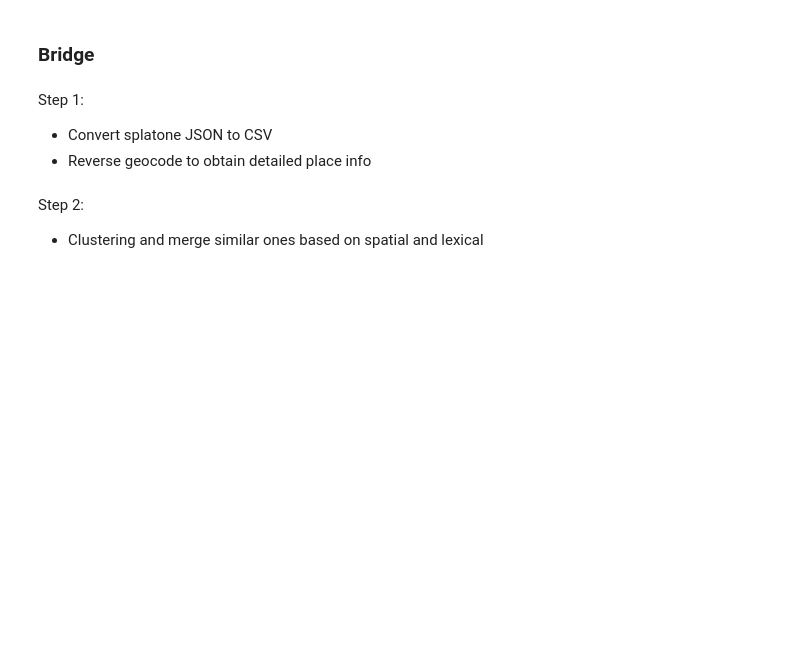
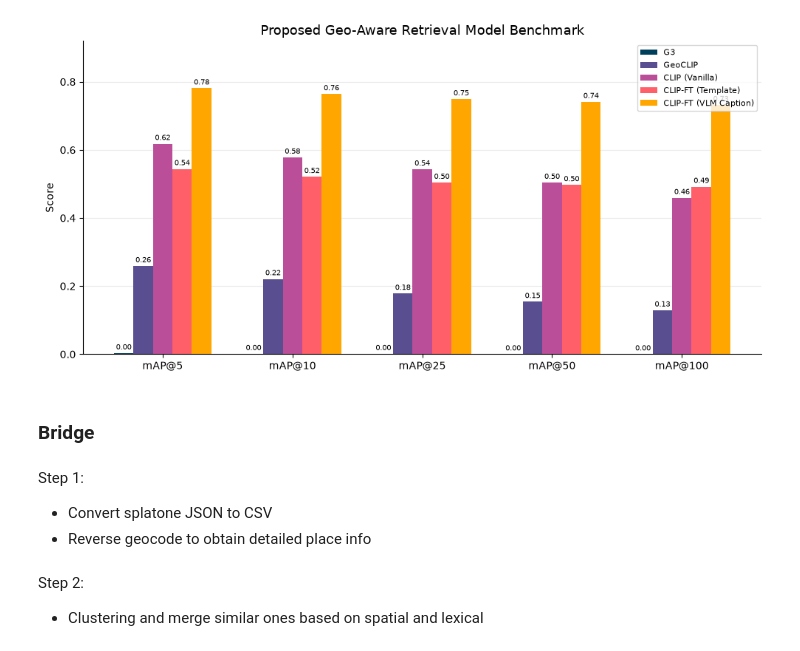
Before and after one commit to fhrzn/multi-pov-ir, a Jupyter notebook: notebook/preprocessing.ipynb, the cells around one changed output. Cells and saved outputs as stored; diff of their text form; code cells hidden in the pictures; blank space fills up the shorter version.

```diff
--- a/notebook/preprocessing.ipynb
+++ b/notebook/preprocessing.ipynb
@@ -27 +78,35 @@ entity_df = (
+# %%
+import matplotlib.pyplot as plt
+import numpy as np
+models = ["G3", "GeoCLIP", "CLIP (Vanilla)", "CLIP-FT (Template)", "CLIP-FT (VLM Caption)"]
+metrics = ["mAP@5", "mAP@10", "mAP@25", "mAP@50", "mAP@100"]
+data = {
+"G3":                    [0.003, 0.001, 0.001, 0.000, 0.000],
+"GeoCLIP":               [0.259, 0.221, 0.178, 0.154, 0.129],
+"CLIP (Vanilla)":        [0.618, 0.578, 0.543, 0.504, 0.459],
+"CLIP-FT (Template)":    [0.544, 0.521, 0.504, 0.497, 0.492],
+"CLIP-FT (VLM Caption)": [0.781, 0.764, 0.749, 0.741, 0.732],}
+
+colors = ["#003f5c", "#594e90", "#bb4e99", "#ff5f68", "#ffa600"]
+x = np.arange(len(metrics))
+n = len(models)
+width = 0.15
+
+fig, ax = plt.subplots(figsize=(10, 5))
+for i, (model, color) in enumerate(zip(models, colors)):
+    bars = ax.bar(x + i * width, data[model], width, label=model, color=color)
+    ax.bar_label(bars, fmt="%.2f", fontsize=7, padding=2)
+    ax.set_xticks(x + width * (n - 1) / 2)
+    ax.set_xticklabels(metrics)
+    ax.set_ylabel("Score")
+    ax.set_ylim(0, 0.92)
+    ax.set_title("Proposed Geo-Aware Retrieval Model Benchmark", fontsize=13)
+    ax.legend(loc="upper right", fontsize=8)
+    ax.spines[["top", "right"]].set_visible(False)
+    ax.yaxis.grid(True, color="#EBEBEB")
+    ax.set_axisbelow(True)
+plt.tight_layout()
+plt.show()
+# %% [output]
+[figure, added]
 # %%
```
Also changed, not shown: parts of 9 cells of this notebook, 1 other file.
